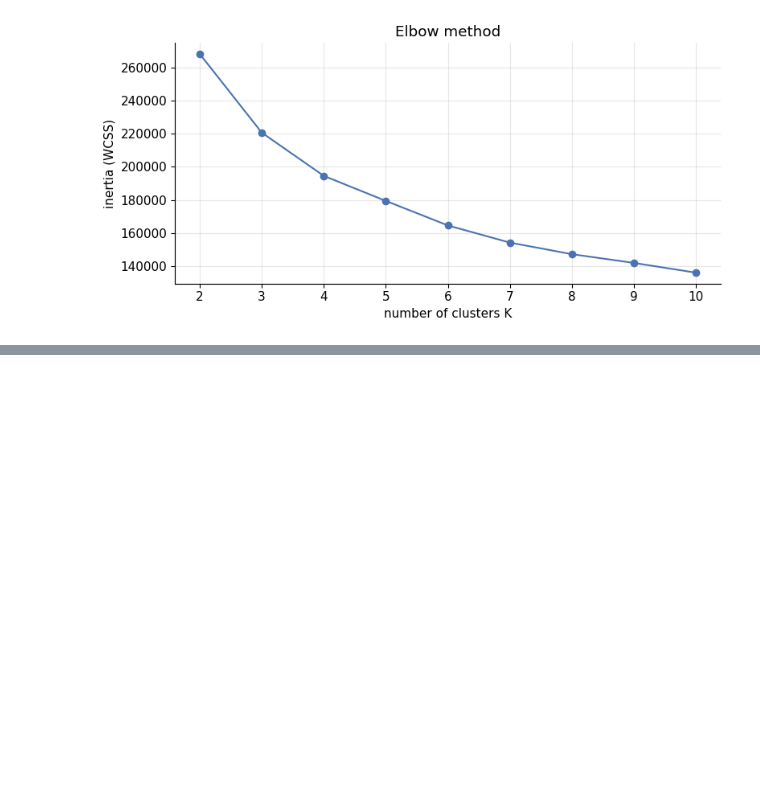
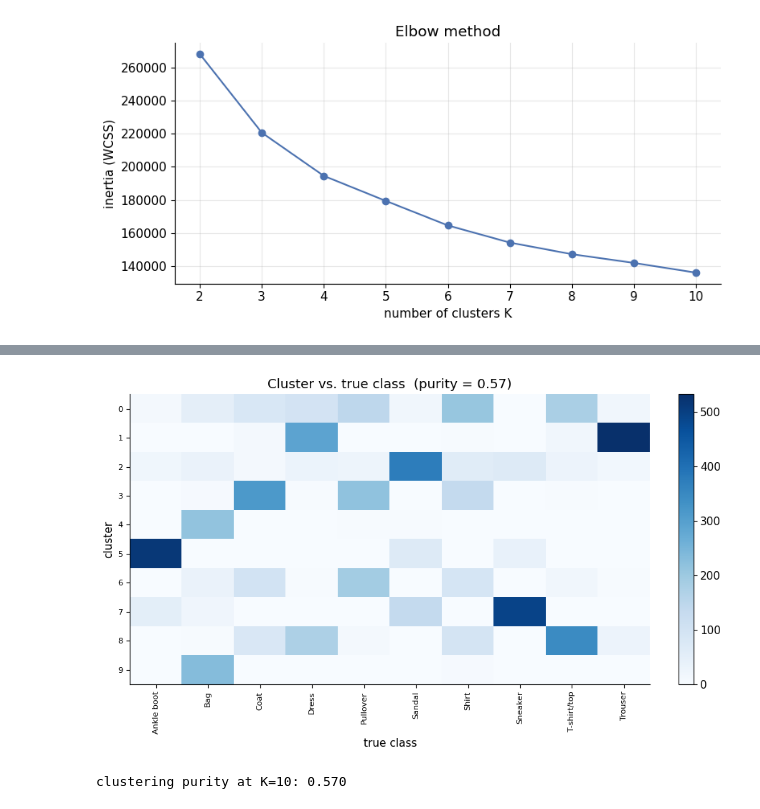
Before and after one commit to radostinaaa/trend-forecasting, a Jupyter notebook: 04_clustering.ipynb, the cells around one changed output, grey strips where cells are left out. Cells and saved outputs as stored; diff of their text form; code cells hidden in the pictures; blank space fills up the shorter version.

```diff
--- a/04_clustering.ipynb
+++ b/04_clustering.ipynb
@@ -113,0 +182,17 @@ plt.tight_layout(); plt.show()
+# %%
+# cross-tabulate clusters against hidden labels and measure purity
+ct = pd.crosstab(pd.Series(labels, name="cluster"),
+                 pd.Series([class_names[i] for i in y_true], name="true class"))
+purity = ct.max(axis=1).sum() / ct.values.sum()
+
+fig, ax = plt.subplots(figsize=(9, 5.5))
+im = ax.imshow(ct.values, cmap="Blues", aspect="auto"); fig.colorbar(im, fraction=0.046)
+ax.set_xticks(range(len(ct.columns))); ax.set_xticklabels(ct.columns, rotation=90, fontsize=8)
+ax.set_yticks(range(len(ct.index))); ax.set_yticklabels(ct.index, fontsize=8)
+ax.set_xlabel("true class"); ax.set_ylabel("cluster")
+ax.set_title(f"Cluster vs. true class  (purity = {purity:.2f})"); ax.grid(False)
+plt.tight_layout(); plt.show()
+print(f"clustering purity at K=10: {purity:.3f}")
+# %% [output]
+[figure, added]
+clustering purity at K=10: 0.570
```
Also changed, not shown: parts of 9 cells of this notebook, 1 other file.
